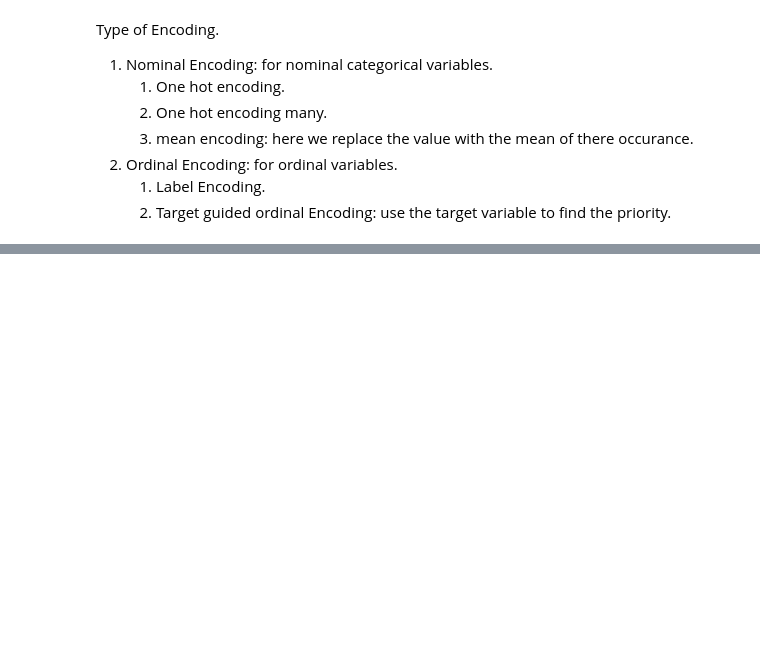
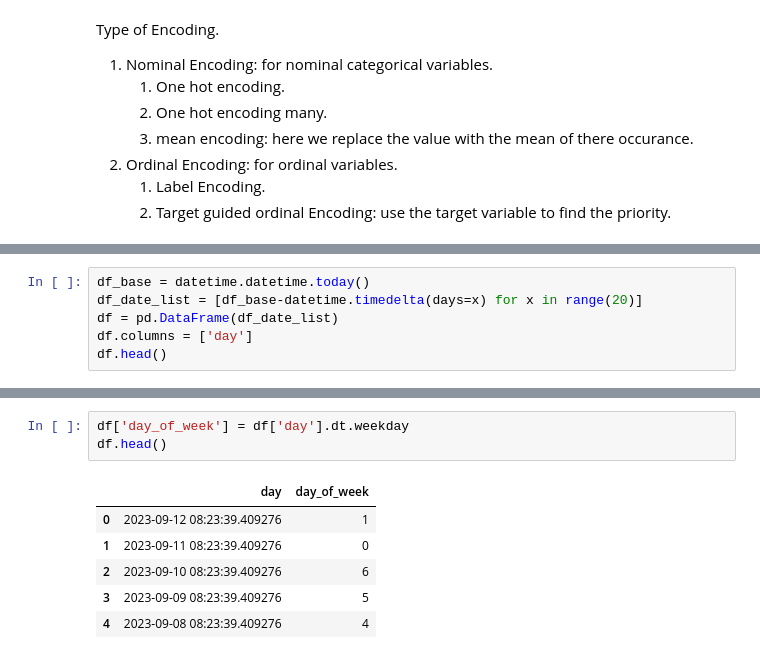
Before and after one commit to PankajR1998/Feature-Engineering, a Jupyter notebook: Feature_Engineering.ipynb, the cells around one changed output, grey strips where cells are left out. Saved outputs shown, nothing was run; the diff lists cells and outputs as text; blank space fills up the shorter version.

```diff
--- a/Feature_Engineering.ipynb
+++ b/Feature_Engineering.ipynb
@@ -145,0 +300,6 @@ Type of Encoding.
+# %%
+df_base = datetime.datetime.today()
+df_date_list = [df_base-datetime.timedelta(days=x) for x in range(20)]
+df = pd.DataFrame(df_date_list)
+df.columns = ['day']
+df.head()
@@ -145,0 +313,10 @@ Type of Encoding.
+# %%
+df['day_of_week'] = df['day'].dt.weekday
+df.head()
+# %% [output]
+|  | day | day_of_week |
+| 0 | 2023-09-12 08:23:39.409276 | 1 |
+| 1 | 2023-09-11 08:23:39.409276 | 0 |
+| 2 | 2023-09-10 08:23:39.409276 | 6 |
+| 3 | 2023-09-09 08:23:39.409276 | 5 |
+| 4 | 2023-09-08 08:23:39.409276 | 4 |
```
Also changed, not shown: parts of 22 cells of this notebook, 1 other file.
